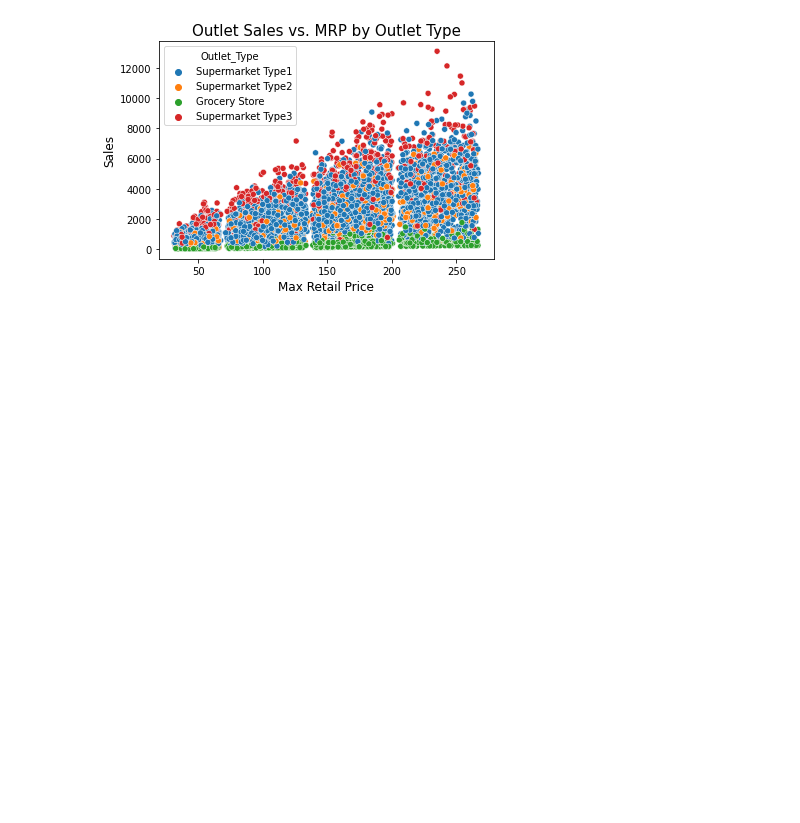
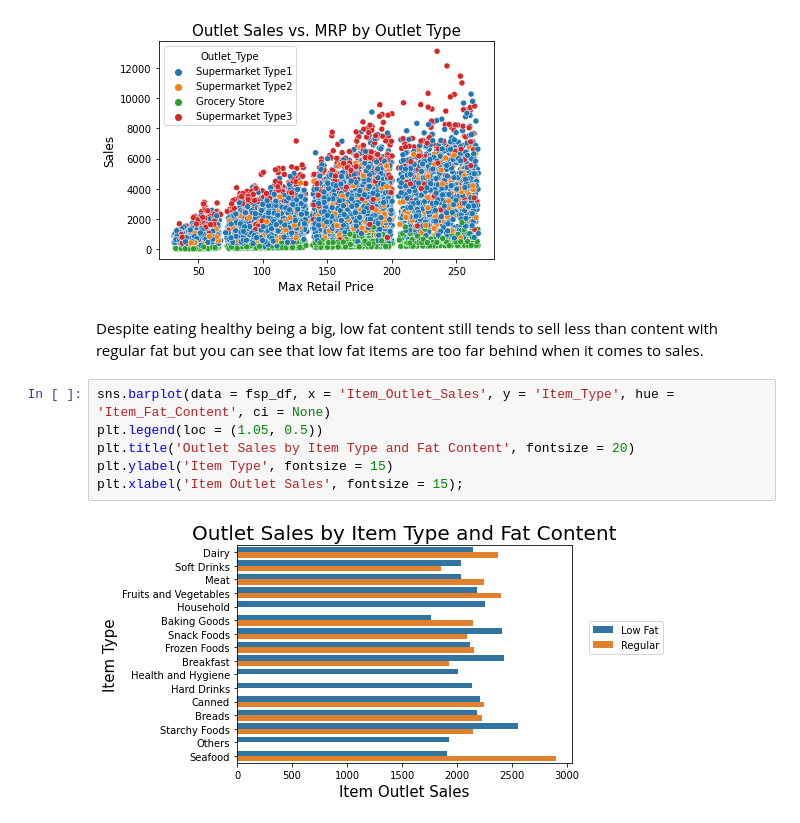
Before and after one commit to DeQuayM5/Food-Sales-Predictions-2-, a Jupyter notebook: FoodSalesPredictions.ipynb, the cells around one changed output. Saved outputs shown, nothing was run; the diff lists cells and outputs as text; blank space fills up the shorter version.

```diff
--- a/FoodSalesPredictions.ipynb
+++ b/FoodSalesPredictions.ipynb
@@ -215,3 +217,13 @@ plt.ylabel('Sales', fontsize = 12)
 plt.savefig('type_sales.png');
 # %% [output]
 [figure]
+# %% [markdown]
+Despite eating healthy being a big, low fat content still tends to sell less than content with regular fat but you can see that low fat items are too far behind when it comes to sales.
+# %%
+sns.barplot(data = fsp_df, x = 'Item_Outlet_Sales', y = 'Item_Type', hue = 'Item_Fat_Content', ci = None)
+plt.legend(loc = (1.05, 0.5))
+plt.title('Outlet Sales by Item Type and Fat Content', fontsize = 20)
+plt.ylabel('Item Type', fontsize = 15)
+plt.xlabel('Item Outlet Sales', fontsize = 15);
+# %% [output]
+[figure, added]
```
Also changed, not shown: parts of 1 cell of this notebook.
